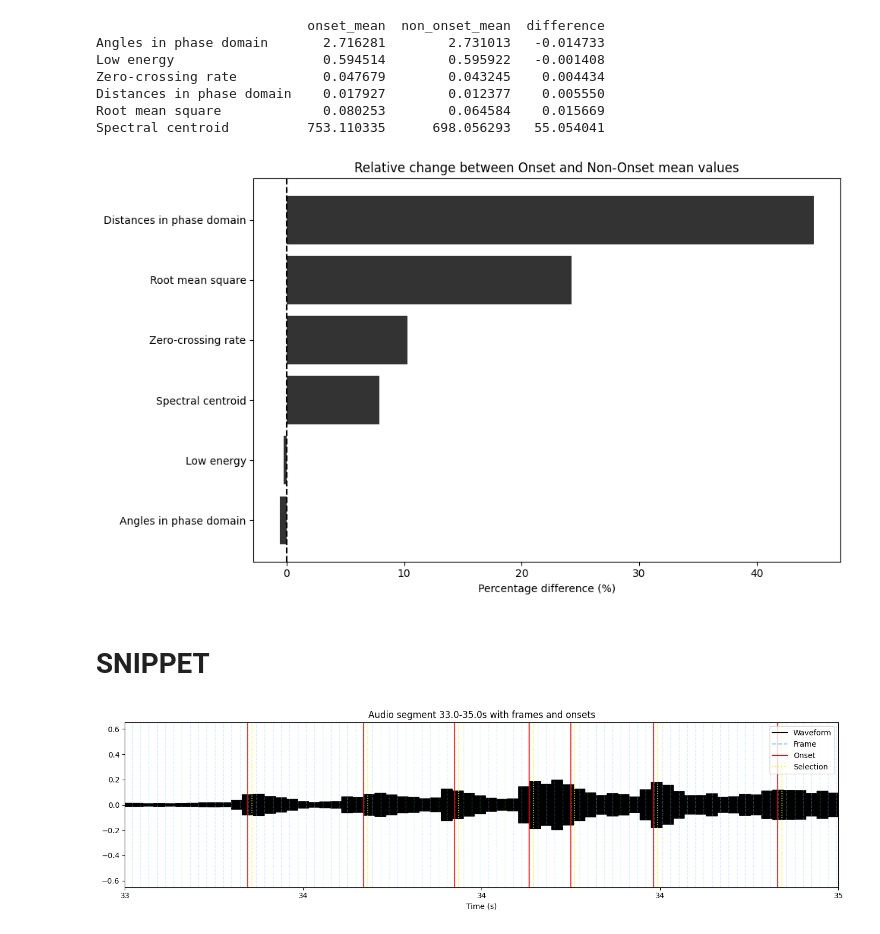
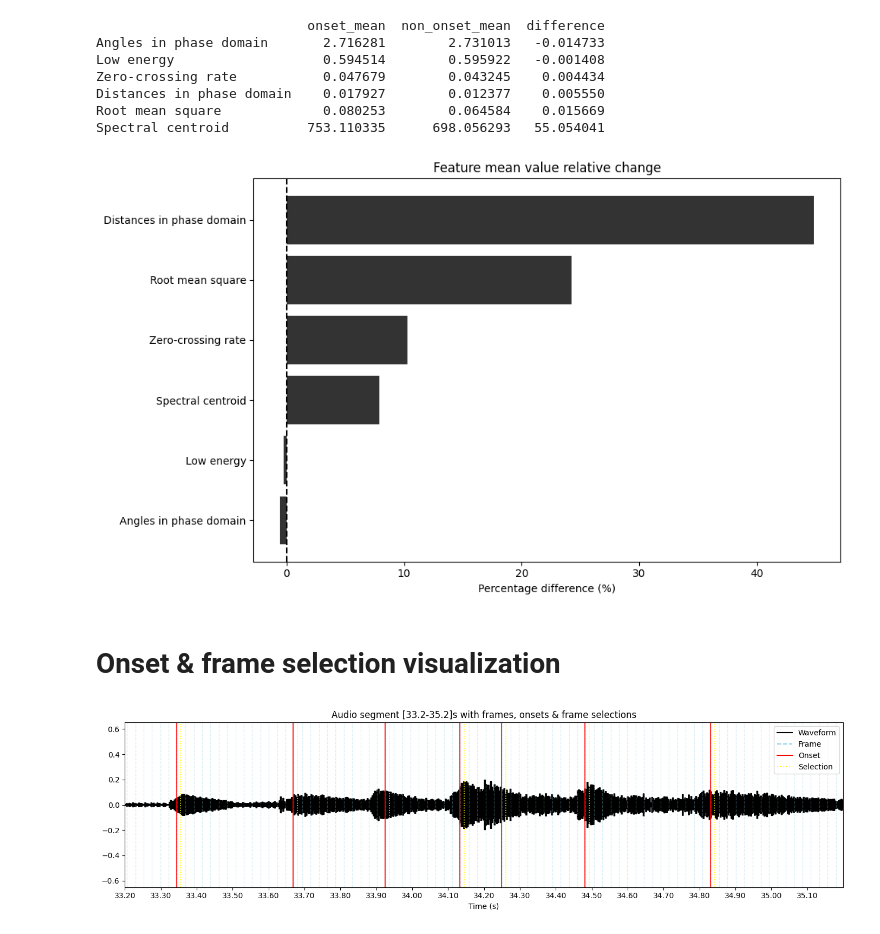
Before and after one commit to martijuanola/RWTH-AIiM, a Jupyter notebook: exercices/e3/e3-main.ipynb, the cells around one changed output. Cells and saved outputs as stored; diff of their text form; code cells hidden in the pictures.

```diff
--- a/exercices/e3/e3-main.ipynb
+++ b/exercices/e3/e3-main.ipynb
@@ -484,10 +486,8 @@ Distances in phase domain    0.017927        0.012377    0.005550
 Root mean square             0.080253        0.064584    0.015669
 Spectral centroid          753.110335      698.056293   55.054041
 # %%
-comparison["pct_diff"] = (
-                                 (comparison["onset_mean"] - comparison["non_onset_mean"])
-                                 / comparison["non_onset_mean"].replace(0, np.nan)
-                         ) * 100
+comparison["pct_diff"] = ((comparison["onset_mean"] - comparison["non_onset_mean"]) / comparison[
+    "non_onset_mean"].replace(0, np.nan)) * 100
 
 comparison_sorted = comparison.sort_values("pct_diff")
 
@@ -495,15 +495,15 @@ plt.figure(figsize=(10, 6))
 plt.barh(comparison_sorted.index, comparison_sorted["pct_diff"], color='black', alpha=0.8)
 plt.axvline(0, color='black', linestyle='--')
 plt.xlabel("Percentage difference (%)")
-plt.title("Relative change between Onset and Non-Onset mean values")
+plt.title("Feature mean value relative change")
 plt.tight_layout()
 plt.show()
 # %% [output]
-[figure, old version]
+[figure, new version]
 # %% [markdown]
-# SNIPPET
+# Onset & frame selection visualization
 # %%
-start_time = 33.0  # seconds — where to start
+start_time = 33.2  # seconds — where to start
 duration = 2.0  # seconds — how long to show
 
 y, sr = librosa.load(classical_audiofile_path)
@@ -522,35 +522,35 @@ frame_times *= ms_per_window / 1000
 frame_times_segment = frame_times[(frame_times >= start_time) & (frame_times <= start_time + duration)]
 
 half_value = (frame_times_segment[1] - frame_times_segment[0]) / 2
 ws = half_value * 2
 
 plt.figure(figsize=(14, 4))
-librosa.display.waveshow(y, sr=sr, color='black', label='Audio Wave')
+librosa.display.waveshow(y, sr=sr, max_points=100000, color='black', label='Audio Wave')
 
 for ft in frame_times_segment:
     plt.axvline(ft, color='skyblue', alpha=0.3, linestyle='--', linewidth=1, label='Frame')
 
 for ot in onset_times:
     plt.axvline(ot, color='red', alpha=0.8, linestyle='-', linewidth=1.5, label='Onset')
 
     plt.axvline(ot + half_value - ws * WINDOW_CORRECTION, color='yellow', alpha=1.0, linestyle=':', linewidth=1.2,
                 label='Selection')
 
 plt.xlim(start_time, start_time + duration)
-plt.title(f"Audio segment {start_time:.1f}-{start_time + duration:.1f}s with frames and onsets")
+plt.xticks(np.arange(start_time, start_time + duration, duration / 20))
+plt.gca().xaxis.set_major_formatter(ticker.FormatStrFormatter('%.2f'))
+plt.title(f"Audio segment [{start_time:.1f}-{start_time + duration:.1f}]s with frames, onsets & frame selections")
 plt.xlabel("Time (s)")
 
 # Create custom legend handles
-import matplotlib.lines as mlines
-
 frame_handle = mlines.Line2D([], [], color='skyblue', linestyle='--', label='Frame')
 onset_handle = mlines.Line2D([], [], color='red', linestyle='-', label='Onset')
 selection_handle = mlines.Line2D([], [], color='yellow', linestyle=':', label='Selection')
 wave_handle = mlines.Line2D([], [], color='black', label='Waveform')
 
 plt.legend(handles=[wave_handle, frame_handle, onset_handle, selection_handle], loc='upper right')
 
 plt.tight_layout()
 plt.show()
 # %% [output]
-[figure, old version]
+[figure, new version]
```
Also changed, not shown: parts of 5 cells of this notebook, 10 other files.
